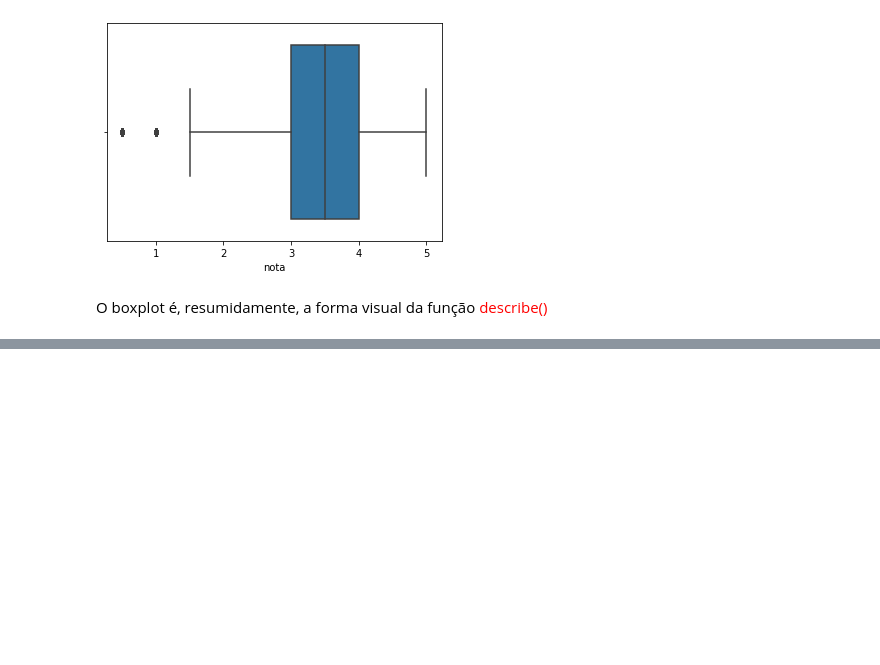
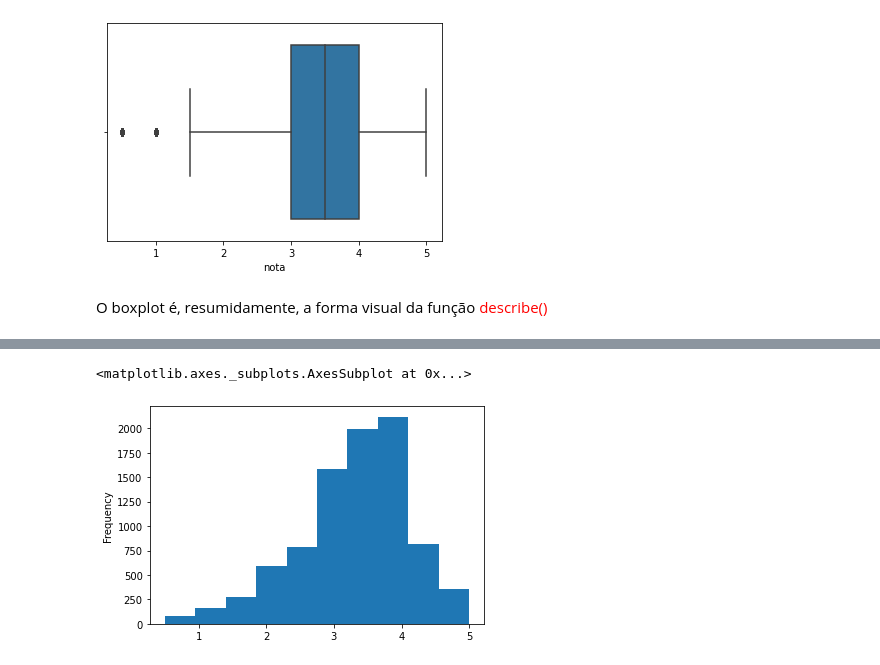
Before and after one commit to jeanhrsouza/data-science-primeiros-passos, a Jupyter notebook: Introducao_a_Data_Science.ipynb, the cells around one changed output, grey strips where cells are left out. Cells and saved outputs as stored; diff of their text form; code cells hidden in the pictures; blank space fills up the shorter version.

```diff
--- a/Introducao_a_Data_Science.ipynb
+++ b/Introducao_a_Data_Science.ipynb
@@ -134,0 +175,4 @@ O boxplot é, resumidamente, a forma visual da função <font color="red">descri
+# %%
+# Agrupando todas as notas pelo filmeId e verificando a média
+medias_por_filme = notas.groupby("filmeId").mean()["nota"]
+medias_por_filme.head()
@@ -134,0 +187,6 @@ O boxplot é, resumidamente, a forma visual da função <font color="red">descri
+# %%
+# Verificando as médias por filmes
+medias_por_filme.plot(kind='hist')
+# %% [output]
+<matplotlib.axes._subplots.AxesSubplot at 0x...>
+[figure, added]
```
Also changed, not shown: parts of 26 cells of this notebook.
